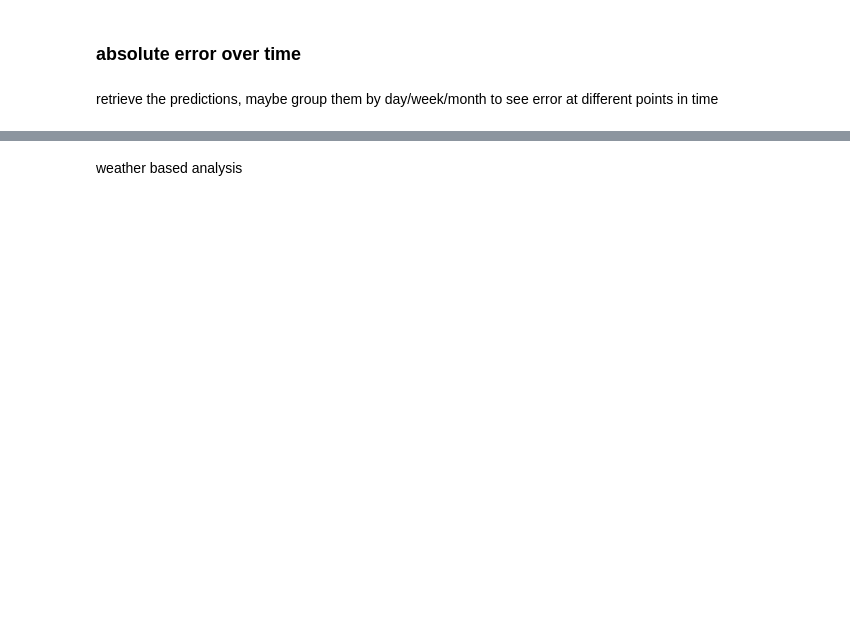
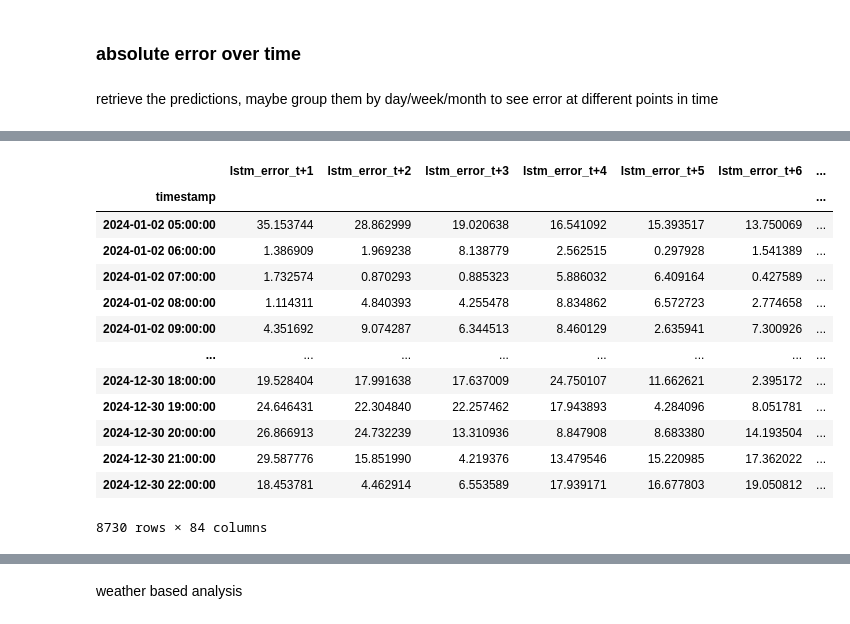
Before and after one commit to valentin-17/epf, a Jupyter notebook: notebooks/other_data_viz.ipynb, the cells around one changed output, grey strips where cells are left out. Drawn from its saved outputs; the diff is of its cells as text; code cells hidden in the pictures; blank space fills up the shorter version.

```diff
--- a/notebooks/other_data_viz.ipynb
+++ b/notebooks/other_data_viz.ipynb
@@ -357,6 +366,23 @@ df['gru_error_mean'] = df[[col for col in df.columns if col.startswith('gru_erro
 df['naive_error_mean'] = df[[col for col in df.columns if col.startswith('naive_')]].mean(axis=1)
 df.index = lstm_preds.index
 df.dropna(inplace=True)
+# %%
+df
+# %% [output]
+|  | lstm_error_t+1 | lstm_error_t+2 | lstm_error_t+3 | lstm_error_t+4 | lstm_error_t+5 | lstm_error_t+6 | ... |
+| timestamp |  |  |  |  |  |  | ... |
+| 2024-01-02 05:00:00 | 35.153744 | 28.862999 | 19.020638 | 16.541092 | 15.393517 | 13.750069 | ... |
+| 2024-01-02 06:00:00 | 1.386909 | 1.969238 | 8.138779 | 2.562515 | 0.297928 | 1.541389 | ... |
+| 2024-01-02 07:00:00 | 1.732574 | 0.870293 | 0.885323 | 5.886032 | 6.409164 | 0.427589 | ... |
+| 2024-01-02 08:00:00 | 1.114311 | 4.840393 | 4.255478 | 8.834862 | 6.572723 | 2.774658 | ... |
+| 2024-01-02 09:00:00 | 4.351692 | 9.074287 | 6.344513 | 8.460129 | 2.635941 | 7.300926 | ... |
+| ... | ... | ... | ... | ... | ... | ... | ... |
+| 2024-12-30 18:00:00 | 19.528404 | 17.991638 | 17.637009 | 24.750107 | 11.662621 | 2.395172 | ... |
+| 2024-12-30 19:00:00 | 24.646431 | 22.304840 | 22.257462 | 17.943893 | 4.284096 | 8.051781 | ... |
+| 2024-12-30 20:00:00 | 26.866913 | 24.732239 | 13.310936 | 8.847908 | 8.683380 | 14.193504 | ... |
+| 2024-12-30 21:00:00 | 29.587776 | 15.851990 | 4.219376 | 13.479546 | 15.220985 | 17.362022 | ... |
+| 2024-12-30 22:00:00 | 18.453781 | 4.462914 | 6.553589 | 17.939171 | 16.677803 | 19.050812 | ... |
+8730 rows × 84 columns
 # %%
 import holidays
 
```
Also changed, not shown: parts of 12 cells of this notebook, 15 other files.
